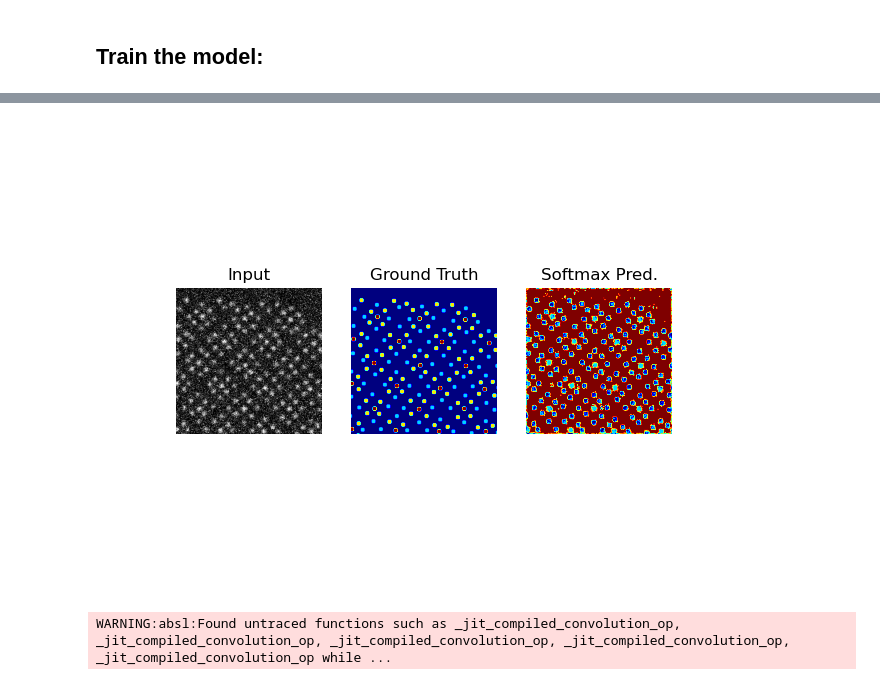
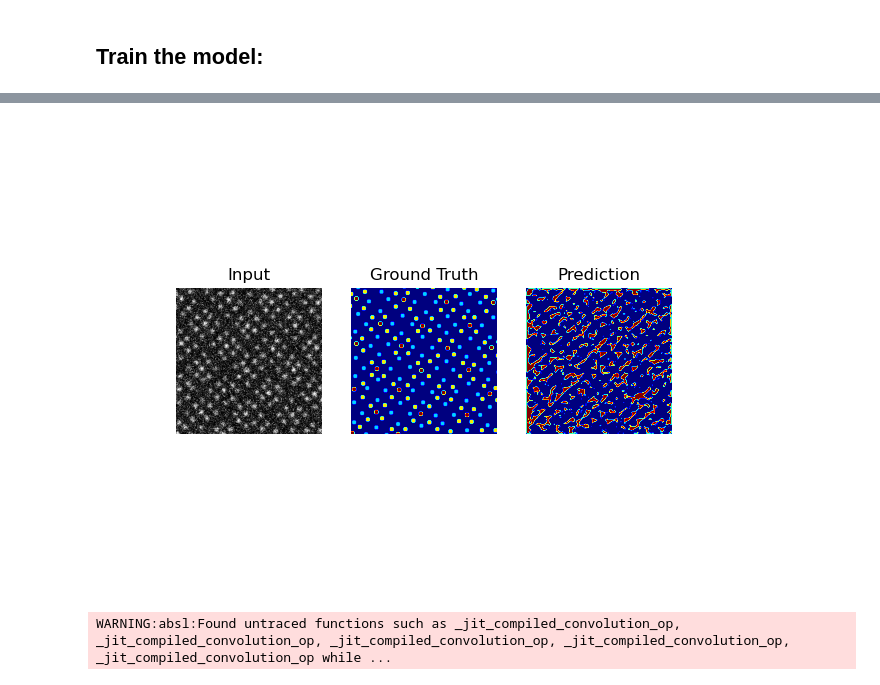
Before and after one commit to ahoust17/ZcontrastDataGen, a Jupyter notebook: UNet.ipynb, the cells around one changed output, grey strips where cells are left out. Drawn from its saved outputs; the diff is of its cells as text; code cells hidden in the pictures.

Commit message:
segmentation model not converging

```diff
--- a/UNet.ipynb
+++ b/UNet.ipynb
@@ -111,4 +111,4 @@ class DiceLoss(Loss):
 # Compile the model
 model = UNet(input_shape=(256,256,1), n_classes=4, actv='ReLU')
 model.compile(optimizer='adam', loss=DiceLoss(), metrics=['accuracy'])
-model.fit(images, labels_onehot, batch_size=32, epochs=10, validation_data=(images_test, labels_test_onehot), shuffle = True) #, sample_weight = sample_weights
+model.fit(images, labels_onehot, batch_size=32, epochs=10, validation_data=(images_test, labels_test_onehot), shuffle = True, sample_weight = sample_weights)
@@ -123,19 +144,19 @@ labels_pred = np.argmax(y_pred_onehot, axis=-1)
 # %%
-n = 10
+n = 20
 
 fig, (ax1,ax2,ax3) = plt.subplots(1,3, sharex = True, sharey = True)
 ax1.set_title('Input')
 ax1.imshow(images_test[n], cmap = 'gray')
 ax2.set_title('Ground Truth')
 ax2.imshow(labels_test[n], cmap = 'jet')
-ax3.set_title('Softmax Pred.')
+ax3.set_title('Prediction')
 ax3.imshow(labels_pred[n], cmap = 'jet')
 
 ax1.set_axis_off()
 ax2.set_axis_off()
 ax3.set_axis_off()
 # %% [output]
-[figure, old version]
+[figure, new version]
 # %%
 model.save('./Unet_trained')
 # %% [output]
```
Also changed, not shown: parts of 7 cells of this notebook, 1 other file.
